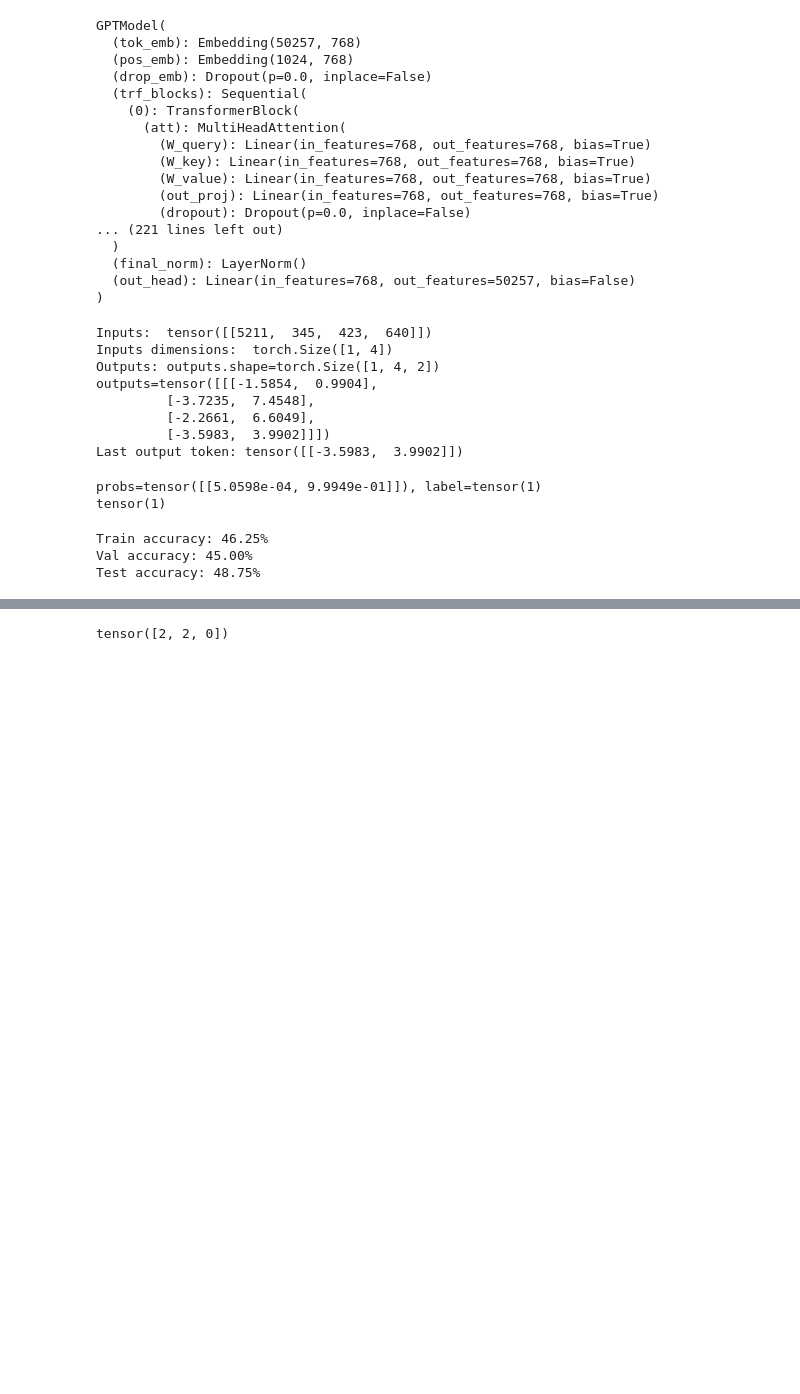
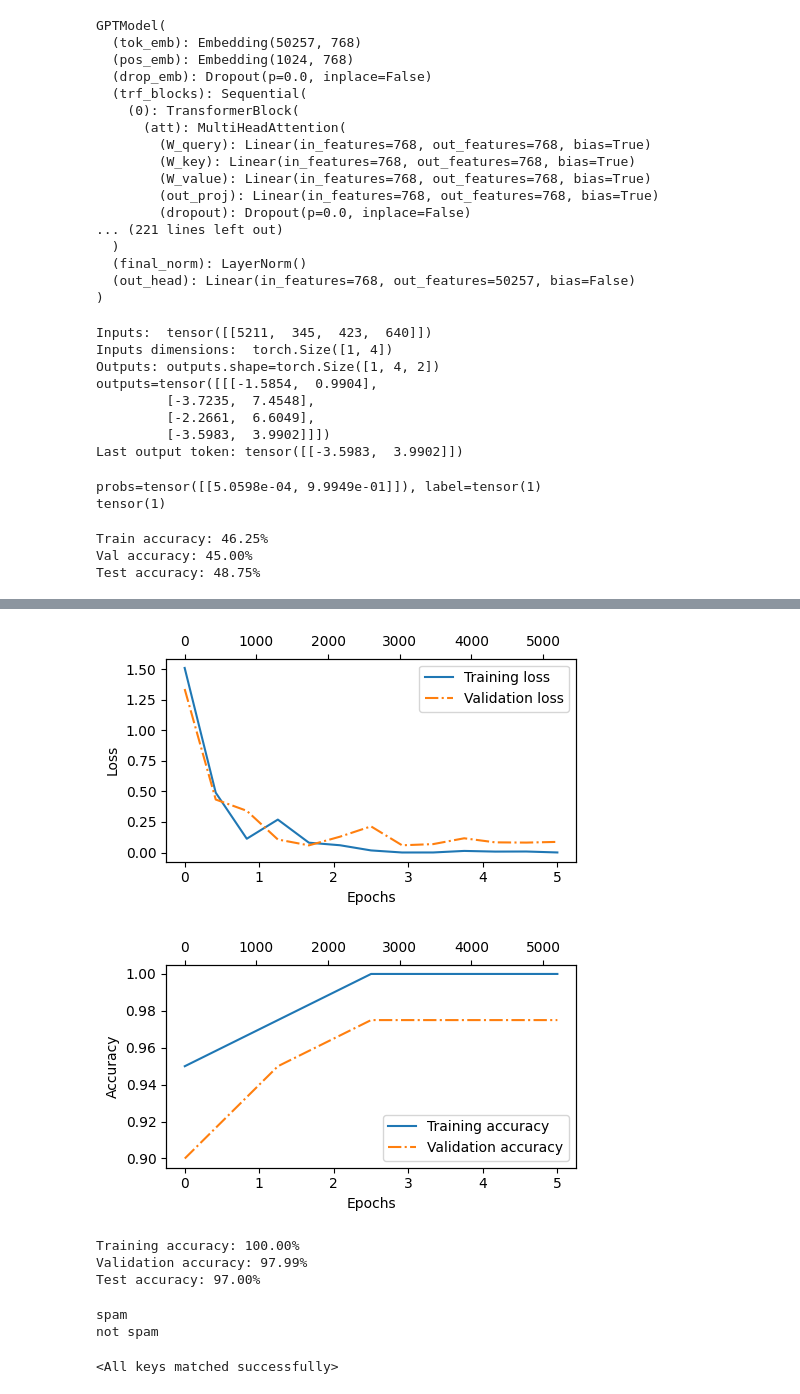
Before and after one commit to s-reaungamornrat/llm_from_scratch, a Jupyter notebook: CH6/TextClassificationFinetuning.ipynb, the cells around one changed output, grey strips where cells are left out. Cells and saved outputs as stored; diff of their text form; code cells hidden in the pictures; blank space fills up the shorter version.

```diff
--- a/CH6/TextClassificationFinetuning.ipynb
+++ b/CH6/TextClassificationFinetuning.ipynb
@@ -297,4 +375,69 @@ Test loss: 2.322
 # %%
-torch.argmax(x, dim=-1)
+def plot_values(epochs_seen, examples_seen, train_values, val_values, label='loss'):
+    fig, ax1=plt.subplots(figsize=(5,3))
+
+    # plot training and validation values against epochs
+    ax1.plot(epochs_seen, train_values, label=f"Training {label}")
+    ax1.plot(epochs_seen, val_values, linestyle="-.", label=f"Validation {label}")
+    ax1.set_xlabel("Epochs")
+    ax1.set_ylabel(label.capitalize())
+    ax1.legend()
+
+    # create a second x-axis for examples seen
+    ax2=ax1.twiny() # create the 2nd x-axis sharing the same y
+    ax2.plot(examples_seen, train_values, alpha=0) # invisible plot for aligning ticks
+
+    fig.tight_layout()
+
+epochs_tensor=torch.linspace(0, num_epochs, len(train_losses))
+examples_seen_tensor=torch.linspace(0, example_seens, len(train_losses))
+plot_values(epochs_tensor, examples_seen_tensor, train_losses, val_losses)
+
+epochs_tensor=torch.linspace(0, num_epochs, len(train_accs))
+examples_seen_tensor=torch.linspace(0, example_seens, len(train_accs))
+plot_values(epochs_tensor, examples_seen_tensor, train_accs, val_accs, label="accuracy")
 # %% [output]
-tensor([2, 2, 0])
+[figure, added]
+[figure, added]
+# %%
+train_accuracy=calc_accuracy_loader(train_loader, model, device)
+val_accuracy=calc_accuracy_loader(val_loader, model, device)
+test_accuracy=calc_accuracy_loader(test_loader, model, device)
+print(f"Training accuracy: {train_accuracy*100:.2f}%")
+print(f"Validation accuracy: {val_accuracy*100:.2f}%")
+print(f"Test accuracy: {test_accuracy*100:.2f}%")
+# %% [output]
+Training accuracy: 100.00%
+Validation accuracy: 97.99%
+Test accuracy: 97.00%
+# %%
+def classify_review(text, model, tokenizer, device, max_length=None, pad_token_id=50256):
+
+    model.eval()
+
+    # prepare inputs to the model
+    input_ids=tokenizer.encode(text) # list of int
+    supported_context_length=model.pos_emb.weight.shape[0] # pos_emb shape is (context_length, emb_dim)
+
+    # truncate sequences if they are too long
+    max_len=min(max_length, supported_context_length) if max_length is not None else supported_context_length
+    input_ids=input_ids[:max_len]
+
+    # pad sequences to the longest sequence
+    input_ids+=[pad_token_id]*(max_len-len(input_ids))
+    input_tensor=torch.tensor(input_ids, device=device).unsqueeze(0) # add batch dimension
+
+    # inference
+    with torch.no_grad(): logits=model(input_tensor)[:,-1] # logits of the last output token
+    predicted_label=torch.argmax(logits, dim=-1).item()
+
+    # return the classified result
+    return "spam" if predicted_label==1 else "not spam"
+
+text_1="You are a winner you have been specially selected to receive $1000 cash or a $200 award"
+print(classify_review(text_1, model, tokenizer, device, max_length=training_dataset.max_length))
+text_2="Hey, just wanted to check if we're still on for dinner tonight? Let me know"
+print(classify_review(text_2, model, tokenizer, device, max_length=training_dataset.max_length))
+# %% [output]
+spam
+not spam
@@ -300,0 +447,5 @@ tensor([2, 2, 0])
+# %%
+model_state_dict=torch.load(model_file, map_location=device, weights_only=True)
+model.load_state_dict(model_state_dict)
+# %% [output]
+<All keys matched successfully>
```
Also changed, not shown: parts of 7 cells of this notebook, 4 other files.
